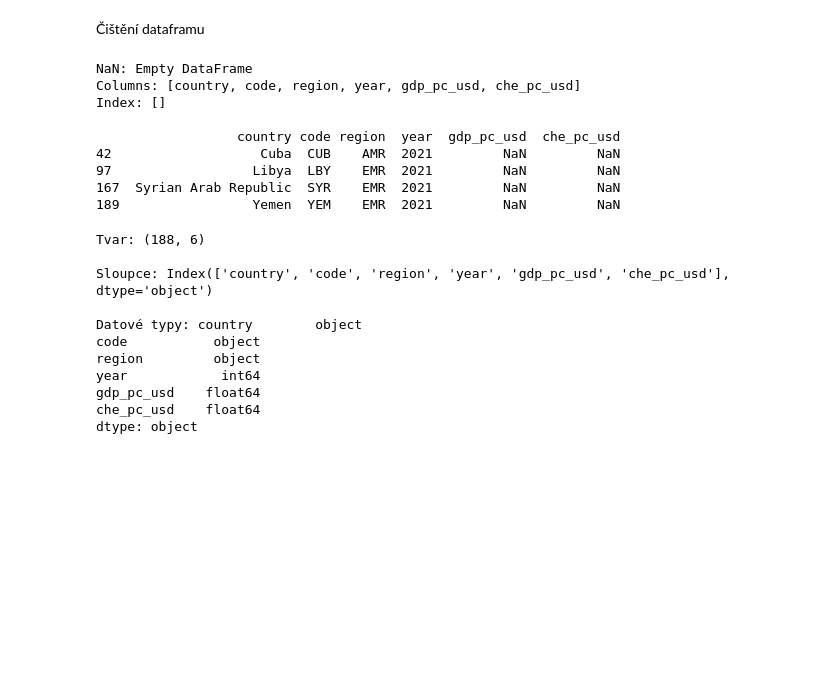
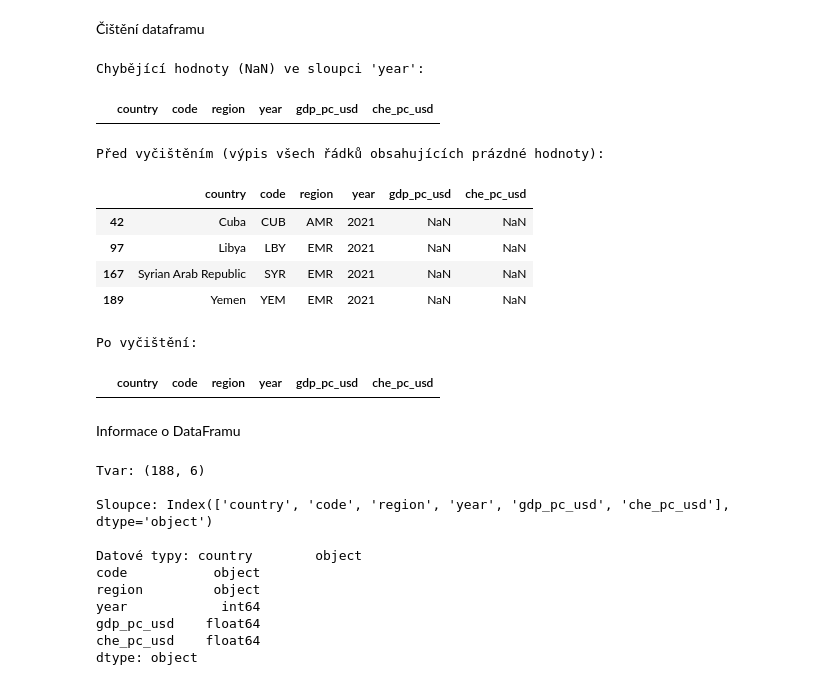
Before and after one commit to pkbcz/MSW2, a Jupyter notebook: 01c Pandas.ipynb, the cells around one changed output. Saved outputs shown, nothing was run; the diff lists cells and outputs as text; code cells hidden in the pictures; blank space fills up the shorter version.

```diff
--- a/01c Pandas.ipynb
+++ b/01c Pandas.ipynb
@@ -268,24 +315,34 @@ df.query('country.str.startswith("M")')
 # %% [markdown]
 Čištění dataframu
 # %%
+df = pd.read_csv("tmp/selected_data.csv")       # načtení souboru csv
 # Hledání chybějících hodnot
 nan_year = df[df['year'].isna()]        # nebo nan_values = df[df['year'].isnull()]
-print("NaN:", nan_year)
-print()
+print("Chybějící hodnoty (NaN) ve sloupci 'year':")
+display(nan_year)
+
+print("\nPřed vyčištěním (výpis všech řádků obsahujících prázdné hodnoty):")
 nan_rows = df[df.isna().any(axis=1)]    # Výběr řádků, kde alespoň jedna hodnota v řádku je NaN
-print(nan_rows)
+display(nan_rows)
 df['year'] = df['year'].astype(int)     # Převedeme sloupec 'A' na číselný datový typ (pokud není)
 df = df.dropna()                        # Odstranění neplatných řádků obsahujících NaN hodnoty
+
+print("\nPo vyčištění:")
+nan_rows = df[df.isna().any(axis=1)]    # Výběr řádků, kde alespoň jedna hodnota v řádku je NaN
+display(nan_rows)
 # %% [output]
-NaN: Empty DataFrame
-Columns: [country, code, region, year, gdp_pc_usd, che_pc_usd]
-Index: []
-
-                  country code region  year  gdp_pc_usd  che_pc_usd
-42                   Cuba  CUB    AMR  2021         NaN         NaN
-97                  Libya  LBY    EMR  2021         NaN         NaN
-167  Syrian Arab Republic  SYR    EMR  2021         NaN         NaN
-189                 Yemen  YEM    EMR  2021         NaN         NaN
+Chybějící hodnoty (NaN) ve sloupci 'year':
+|  | country | code | region | year | gdp_pc_usd | che_pc_usd |
+Před vyčištěním (výpis všech řádků obsahujících prázdné hodnoty):
+|  | country | code | region | year | gdp_pc_usd | che_pc_usd |
+| 42 | Cuba | CUB | AMR | 2021 | NaN | NaN |
+| 97 | Libya | LBY | EMR | 2021 | NaN | NaN |
+| 167 | Syrian Arab Republic | SYR | EMR | 2021 | NaN | NaN |
+| 189 | Yemen | YEM | EMR | 2021 | NaN | NaN |
+Po vyčištění:
+|  | country | code | region | year | gdp_pc_usd | che_pc_usd |
+# %% [markdown]
+Informace o DataFramu
 # %%
 print("Tvar:", df.shape)
 print("\nSloupce:", df.columns)
```
Also changed, not shown: parts of 30 cells of this notebook, 1 other file.
